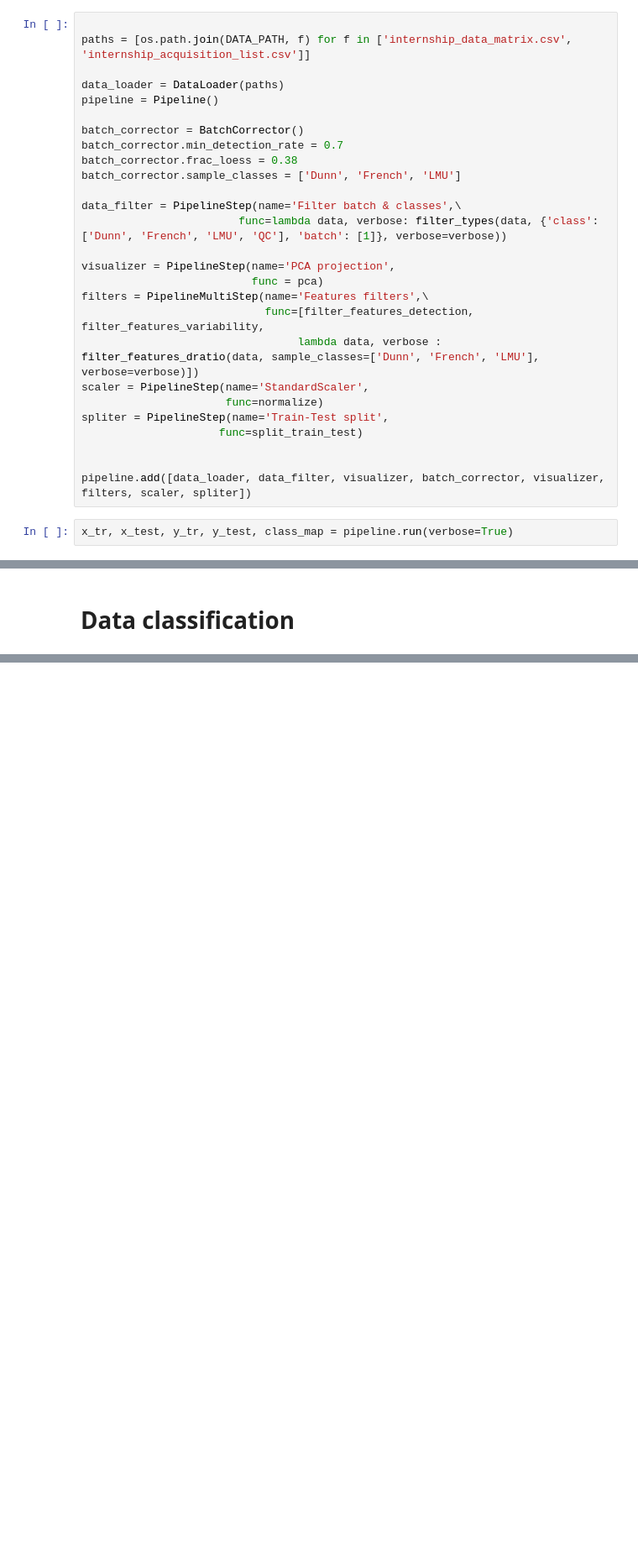
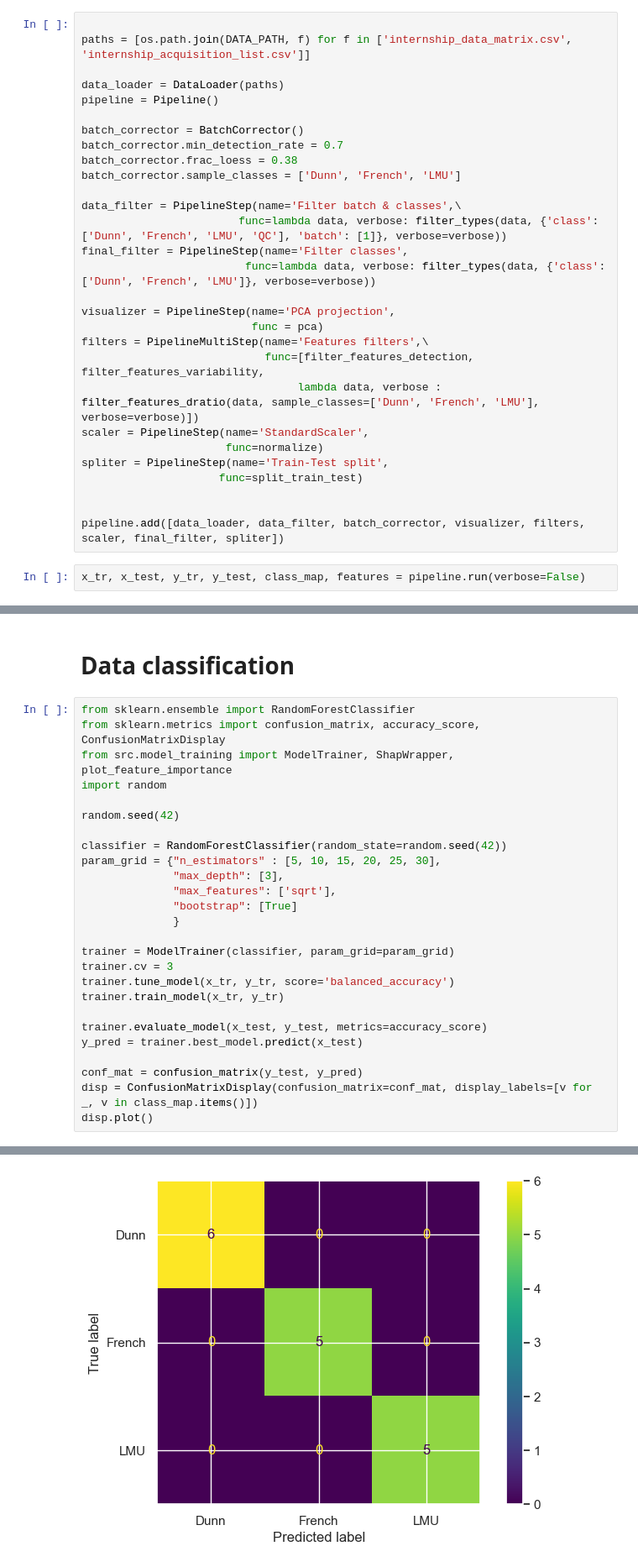
Before and after one commit to PhiCtl/glycan-biomarkers, a Jupyter notebook: processing_example.ipynb, the cells around one changed output, grey strips where cells are left out. Shown at 84% size. Drawn from its saved outputs; the diff is of its cells as text; blank space fills up the shorter version.

Commit message:
finished data classification and first model intepretation

```diff
--- a/processing_example.ipynb
+++ b/processing_example.ipynb
@@ -24,6 +24,8 @@ batch_corrector.sample_classes = ['Dunn', 'French', 'LMU']
 
 data_filter = PipelineStep(name='Filter batch & classes',\
                         func=lambda data, verbose: filter_types(data, {'class': ['Dunn', 'French', 'LMU', 'QC'], 'batch': [1]}, verbose=verbose))
+final_filter = PipelineStep(name='Filter classes',
+                         func=lambda data, verbose: filter_types(data, {'class': ['Dunn', 'French', 'LMU']}, verbose=verbose))
 
 visualizer = PipelineStep(name='PCA projection',
                           func = pca)
@@ -36,7 +38,7 @@ spliter = PipelineStep(name='Train-Test split',
                      func=split_train_test)
 
 
-pipeline.add([data_loader, data_filter, visualizer, batch_corrector, visualizer, filters, scaler, spliter])
+pipeline.add([data_loader, data_filter, batch_corrector, visualizer, filters, scaler, final_filter, spliter])
 # %%
-x_tr, x_test, y_tr, y_test, class_map = pipeline.run(verbose=True)
+x_tr, x_test, y_tr, y_test, class_map, features = pipeline.run(verbose=False)
 # %% [output]
@@ -70,2 +46,29 @@ Successfully splitted train / test set.
 # %% [markdown]
 # Data classification
+# %%
+from sklearn.ensemble import RandomForestClassifier
+from sklearn.metrics import confusion_matrix, accuracy_score, ConfusionMatrixDisplay
+from src.model_training import ModelTrainer, ShapWrapper, plot_feature_importance
+import random
+
+random.seed(42)
+
+classifier = RandomForestClassifier(random_state=random.seed(42))
+param_grid = {"n_estimators" : [5, 10, 15, 20, 25, 30],
+              "max_depth": [3],
+              "max_features": ['sqrt'],
+              "bootstrap": [True]
+              }
+
+trainer = ModelTrainer(classifier, param_grid=param_grid)
+trainer.cv = 3
+trainer.tune_model(x_tr, y_tr, score='balanced_accuracy')
+trainer.train_model(x_tr, y_tr)
+
+trainer.evaluate_model(x_test, y_test, metrics=accuracy_score)
+y_pred = trainer.best_model.predict(x_test)
+
+conf_mat = confusion_matrix(y_test, y_pred)
+disp = ConfusionMatrixDisplay(confusion_matrix=conf_mat, display_labels=[v for _, v in class_map.items()])
+disp.plot()
+# %% [output]
@@ -71,0 +78 @@ Successfully splitted train / test set.
+[figure, added]
```
Also changed, not shown: parts of 6 cells of this notebook, 15 other files.
